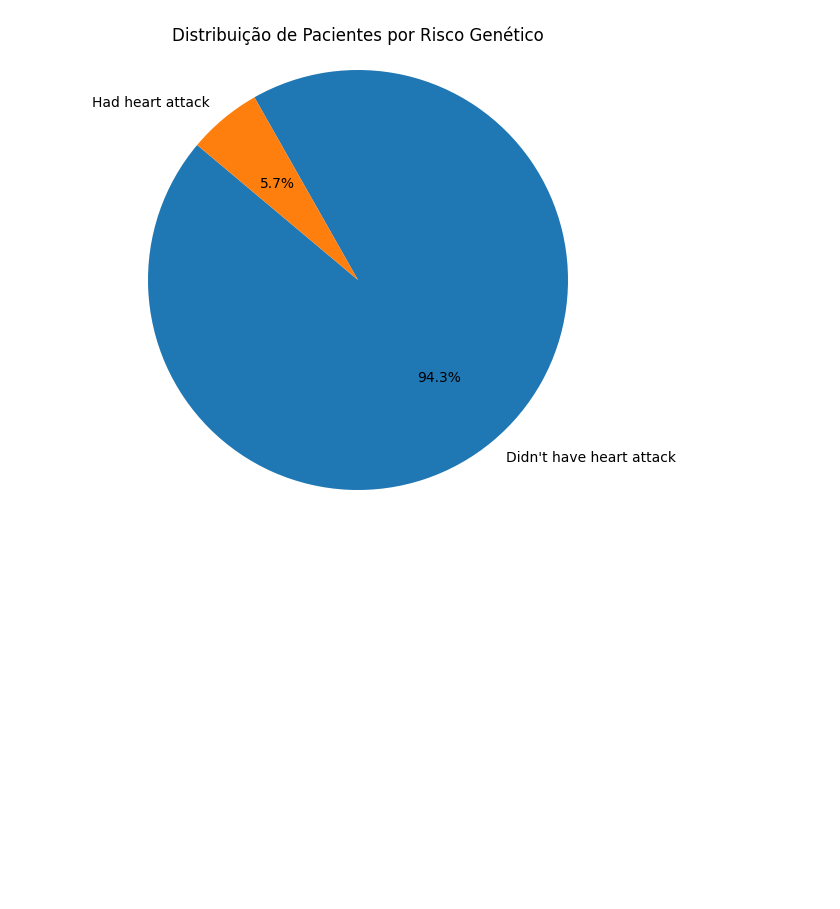
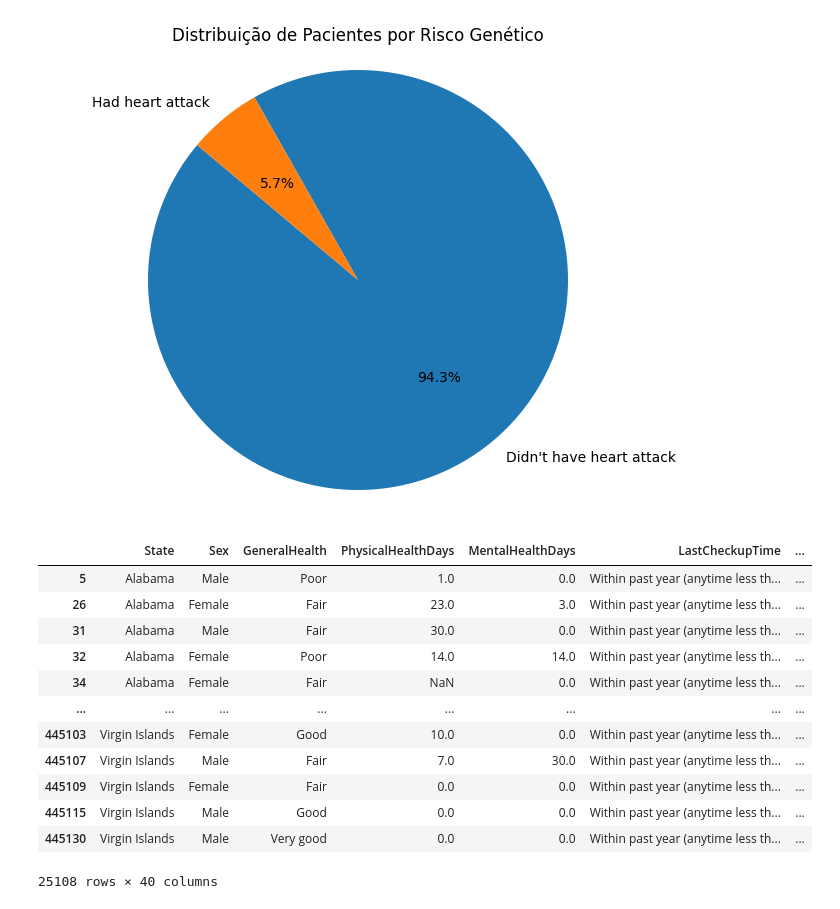
Before and after one commit to belcogo/data-analysis-for-machine-learning, a Jupyter notebook: demo.ipynb, the cells around one changed output. Saved outputs shown, nothing was run; the diff lists cells and outputs as text; code cells hidden in the pictures; blank space fills up the shorter version.

```diff
--- a/demo.ipynb
+++ b/demo.ipynb
@@ -98,3 +98,20 @@ plt.title('Distribuição de Pacientes por Risco Genético')
 plt.show()
 # %% [output]
 [figure]
+# %%
+patients_who_had_heart_attacks = patients_data[(patients_data['HadHeartAttack'] == 'Yes')]
+patients_who_had_heart_attacks
+# %% [output]
+|  | State | Sex | GeneralHealth | PhysicalHealthDays | MentalHealthDays | LastCheckupTime | ... |
+| 5 | Alabama | Male | Poor | 1.0 | 0.0 | Within past year (anytime less th... | ... |
+| 26 | Alabama | Female | Fair | 23.0 | 3.0 | Within past year (anytime less th... | ... |
+| 31 | Alabama | Male | Fair | 30.0 | 0.0 | Within past year (anytime less th... | ... |
+| 32 | Alabama | Female | Poor | 14.0 | 14.0 | Within past year (anytime less th... | ... |
+| 34 | Alabama | Female | Fair | NaN | 0.0 | Within past year (anytime less th... | ... |
+| ... | ... | ... | ... | ... | ... | ... | ... |
+| 445103 | Virgin Islands | Female | Good | 10.0 | 0.0 | Within past year (anytime less th... | ... |
+| 445107 | Virgin Islands | Male | Fair | 7.0 | 30.0 | Within past year (anytime less th... | ... |
+| 445109 | Virgin Islands | Female | Fair | 0.0 | 0.0 | Within past year (anytime less th... | ... |
+| 445115 | Virgin Islands | Male | Good | 0.0 | 0.0 | Within past year (anytime less th... | ... |
+| 445130 | Virgin Islands | Male | Very good | 0.0 | 0.0 | Within past year (anytime less th... | ... |
+25108 rows × 40 columns
```
Also changed, not shown: parts of 5 cells of this notebook.
